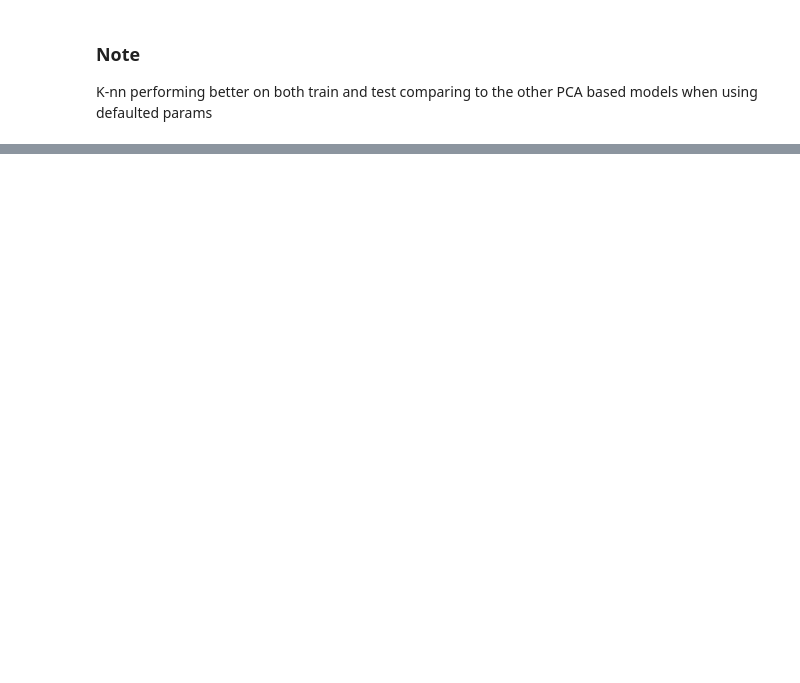
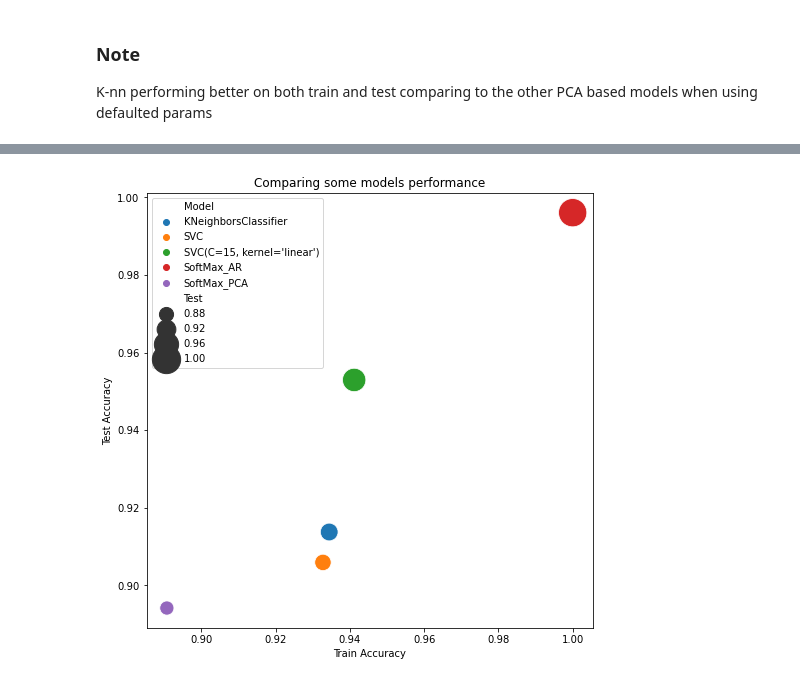
Before and after one commit to felipecostapereira/HIML, a Jupyter notebook: task_03_SVM_KNN.ipynb, the cells around one changed output, grey strips where cells are left out. Drawn from its saved outputs; the diff is of its cells as text; code cells hidden in the pictures; blank space fills up the shorter version.

```diff
--- a/task_03_SVM_KNN.ipynb
+++ b/task_03_SVM_KNN.ipynb
@@ -400,0 +434,30 @@ dfResults
+# %%
+kernels = ['linear', 'poly', 'rbf', 'sigmoid']
+cValues = np.arange(1, 21)
+
+best_model = SVC()
+best_accTest = 0
+best_accTrain = 0
+
+for k in kernels:
+    for c in cValues:
+        modelTrained = SVC(C=c, kernel=k).fit(X2_train, y_train)
+
+        yPred_train = modelTrained.predict(X2_train)
+        yPred_test = modelTrained.predict(X2_test)
+
+        accTrain = accuracy_score(y_train, yPred_train)
+        accTest = accuracy_score(y_test, yPred_test)
+
+        if (accTest >= best_accTest):
+            best_model = modelTrained
+            best_accTrain = accTrain
+            best_accTest = accTest
+
+dfResults2 = dfResults.append(pd.DataFrame({
+    'Model': [str(best_model)],
+    'Train': [best_accTrain],
+    'Test': [best_accTest]}))
+
+dfResults2 = dfResults2.sort_values(by=['Model'])
+dfResults2
@@ -400,0 +471,8 @@ dfResults
+# %%
+plt.figure(figsize=(8,8))
+ax = sns.scatterplot(x="Train", y="Test", hue="Model", size="Test", sizes=(200, 800), data=dfResults2);
+ax.set_xlabel('Train Accuracy');
+ax.set_ylabel('Test Accuracy');
+ax.set_title('Comparing some models performance');
+# %% [output]
+[figure, added]
```
Also changed, not shown: parts of 16 cells of this notebook.
